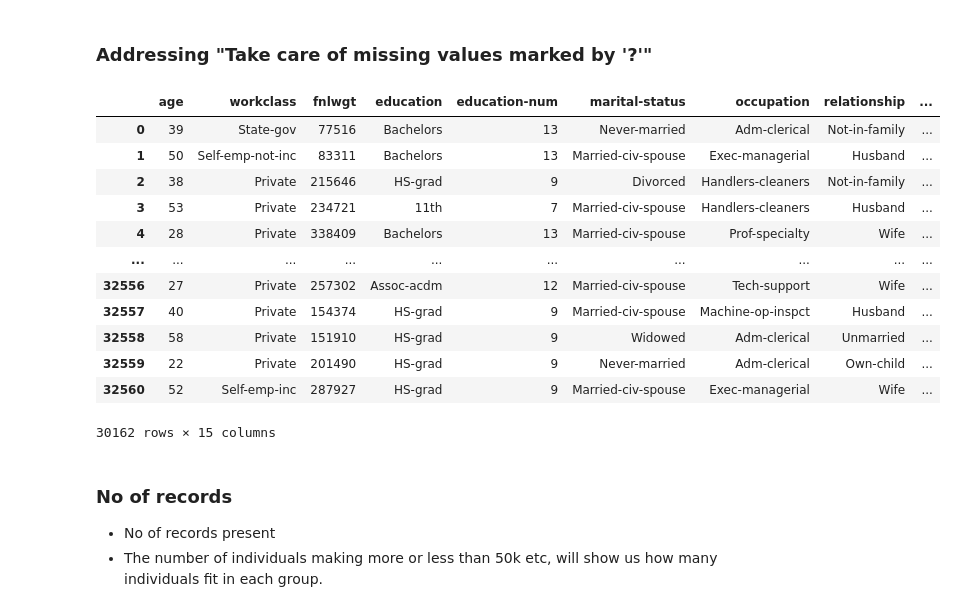
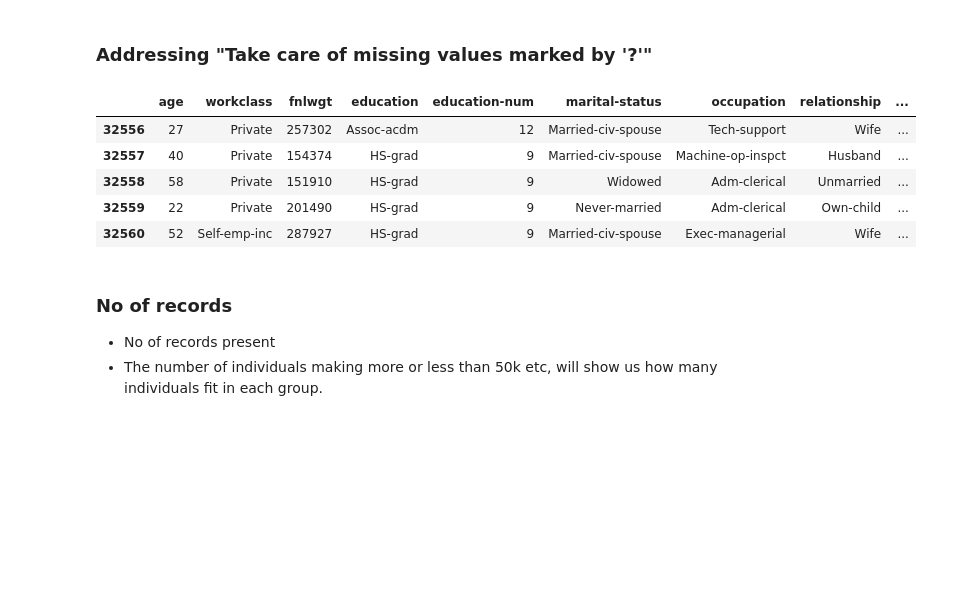
Before and after one commit to jhosarathy/edyoda_datascience, a Jupyter notebook: INCOME_PRED/2class_classifier.ipynb, the cells around one changed output. Drawn from its saved outputs; the diff is of its cells as text; code cells hidden in the pictures; blank space fills up the shorter version.

```diff
--- a/INCOME_PRED/2class_classifier.ipynb
+++ b/INCOME_PRED/2class_classifier.ipynb
@@ -62,21 +65,14 @@ for item in cols:
     if(df[item].dtypes == df['Salary'].dtypes):
         df.drop(df[df[item].str.match('\s*\?\s*')].index, inplace=True)
 # %%
-df
+df.tail()
 # %% [output]
 |  | age | workclass | fnlwgt | education | education-num | marital-status | occupation | relationship | ... |
-| 0 | 39 | State-gov | 77516 | Bachelors | 13 | Never-married | Adm-clerical | Not-in-family | ... |
-| 1 | 50 | Self-emp-not-inc | 83311 | Bachelors | 13 | Married-civ-spouse | Exec-managerial | Husband | ... |
-| 2 | 38 | Private | 215646 | HS-grad | 9 | Divorced | Handlers-cleaners | Not-in-family | ... |
-| 3 | 53 | Private | 234721 | 11th | 7 | Married-civ-spouse | Handlers-cleaners | Husband | ... |
-| 4 | 28 | Private | 338409 | Bachelors | 13 | Married-civ-spouse | Prof-specialty | Wife | ... |
-| ... | ... | ... | ... | ... | ... | ... | ... | ... | ... |
 | 32556 | 27 | Private | 257302 | Assoc-acdm | 12 | Married-civ-spouse | Tech-support | Wife | ... |
 | 32557 | 40 | Private | 154374 | HS-grad | 9 | Married-civ-spouse | Machine-op-inspct | Husband | ... |
 | 32558 | 58 | Private | 151910 | HS-grad | 9 | Widowed | Adm-clerical | Unmarried | ... |
 | 32559 | 22 | Private | 201490 | HS-grad | 9 | Never-married | Adm-clerical | Own-child | ... |
 | 32560 | 52 | Self-emp-inc | 287927 | HS-grad | 9 | Married-civ-spouse | Exec-managerial | Wife | ... |
-30162 rows × 15 columns
 # %% [markdown]
 ### No of records
 * No of records present
```
Also changed, not shown: parts of 17 cells of this notebook.
